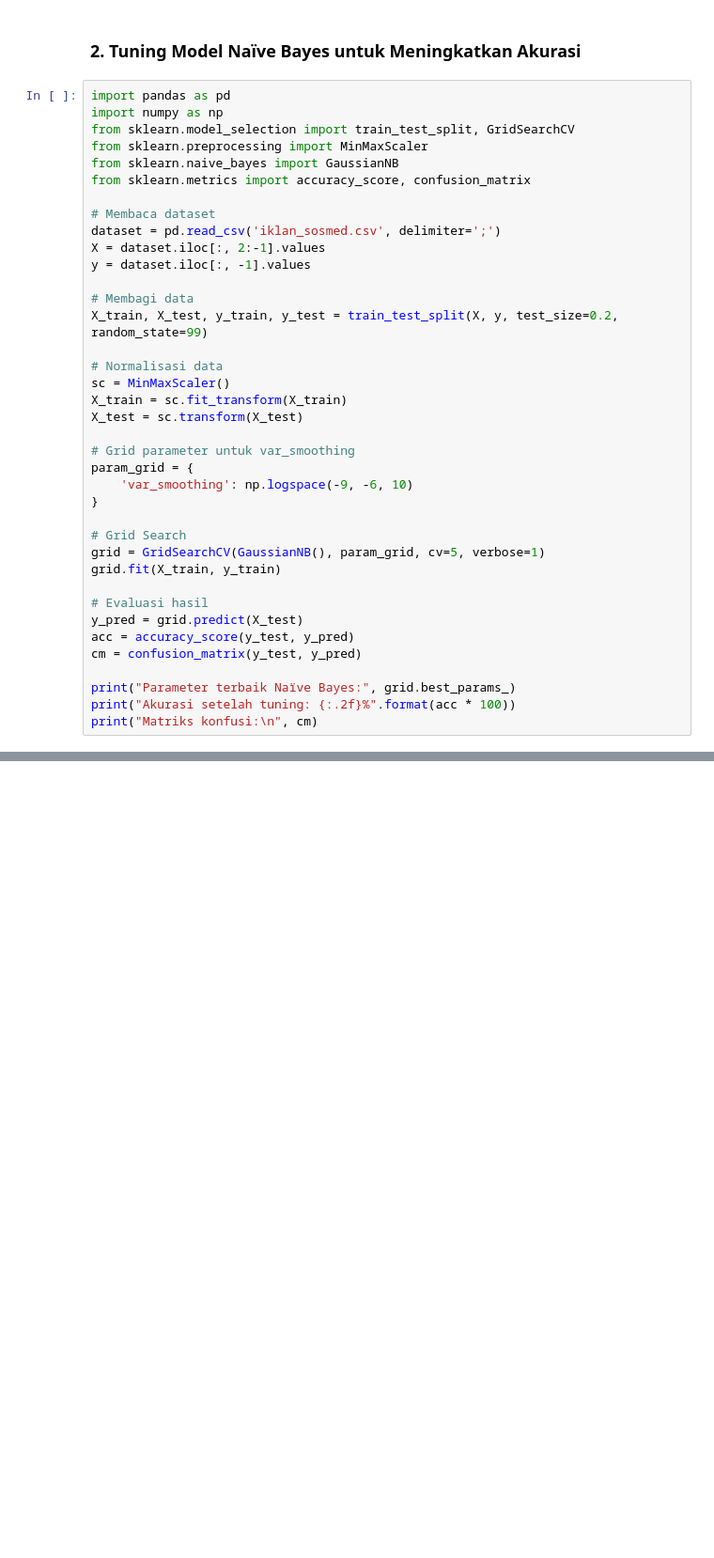
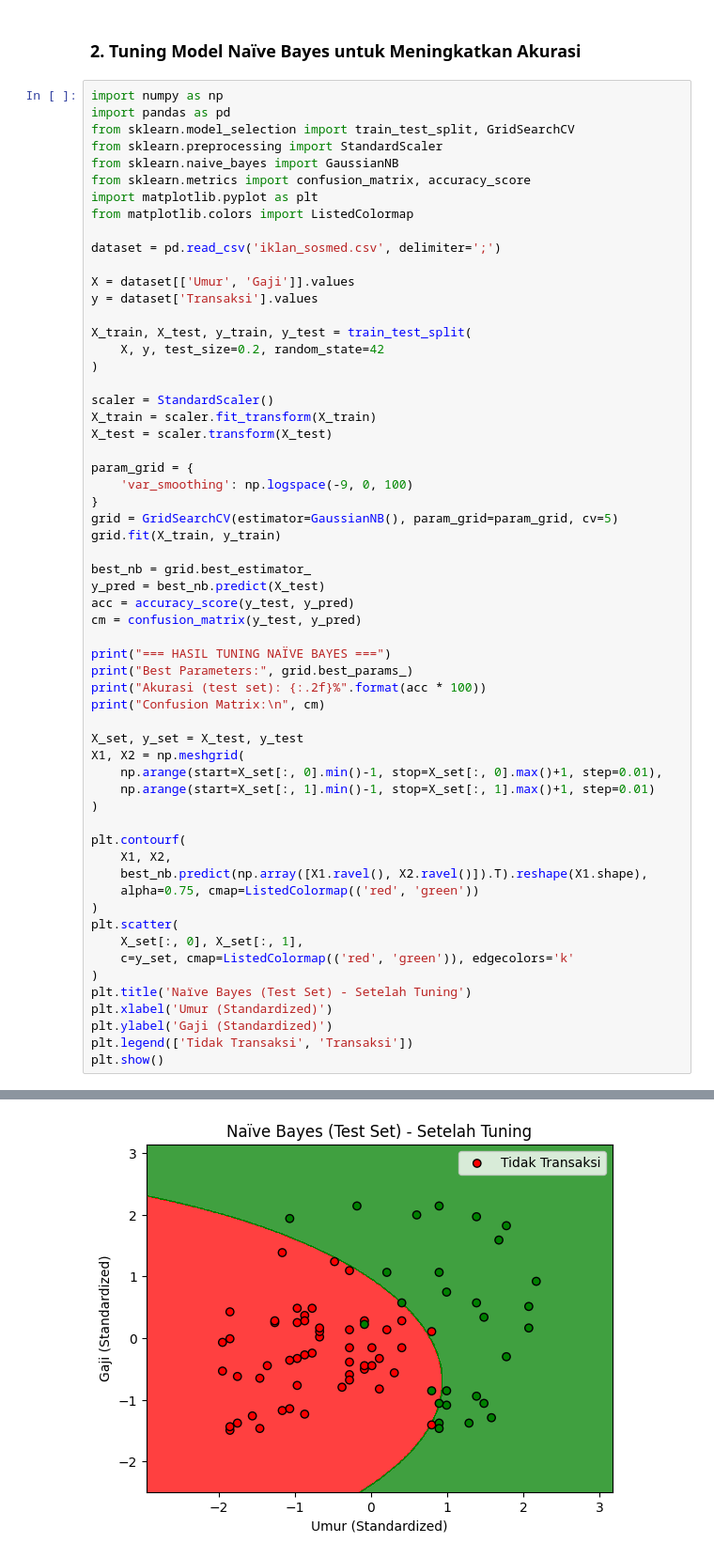
Before and after one commit to IlhamThrq/AI_TI-1B_2025, a Jupyter notebook: SVM DAN NAÏVE BAYES.ipynb, the cells around one changed output, grey strips where cells are left out. Shown at 94% size. Drawn from its saved outputs; the diff is of its cells as text; blank space fills up the shorter version.

```diff
--- a/SVM DAN NAÏVE BAYES.ipynb
+++ b/SVM DAN NAÏVE BAYES.ipynb
@@ -353,41 +326,62 @@ Skor terbaik SVR (koefisien determinasi/R2): 0.027693280673369892
 # %% [markdown]
 ### 2. Tuning Model Naïve Bayes untuk Meningkatkan Akurasi
 # %%
+import numpy as np
 import pandas as pd
-import numpy as np
 from sklearn.model_selection import train_test_split, GridSearchCV
-from sklearn.preprocessing import MinMaxScaler
+from sklearn.preprocessing import StandardScaler
 from sklearn.naive_bayes import GaussianNB
-from sklearn.metrics import accuracy_score, confusion_matrix
+from sklearn.metrics import confusion_matrix, accuracy_score
+import matplotlib.pyplot as plt
+from matplotlib.colors import ListedColormap
 
-# Membaca dataset
 dataset = pd.read_csv('iklan_sosmed.csv', delimiter=';')
-X = dataset.iloc[:, 2:-1].values
-y = dataset.iloc[:, -1].values
 
-# Membagi data
-X_train, X_test, y_train, y_test = train_test_split(X, y, test_size=0.2, random_state=99)
+X = dataset[['Umur', 'Gaji']].values
+y = dataset['Transaksi'].values
 
-# Normalisasi data
-sc = MinMaxScaler()
-X_train = sc.fit_transform(X_train)
-X_test = sc.transform(X_test)
+X_train, X_test, y_train, y_test = train_test_split(
+    X, y, test_size=0.2, random_state=42
+)
 
-# Grid parameter untuk var_smoothing
+scaler = StandardScaler()
+X_train = scaler.fit_transform(X_train)
+X_test = scaler.transform(X_test)
+
 param_grid = {
-    'var_smoothing': np.logspace(-9, -6, 10)
+    'var_smoothing': np.logspace(-9, 0, 100)
 }
-
-# Grid Search
-grid = GridSearchCV(GaussianNB(), param_grid, cv=5, verbose=1)
+grid = GridSearchCV(estimator=GaussianNB(), param_grid=param_grid, cv=5)
 grid.fit(X_train, y_train)
 
-# Evaluasi hasil
-y_pred = grid.predict(X_test)
+best_nb = grid.best_estimator_
+y_pred = best_nb.predict(X_test)
 acc = accuracy_score(y_test, y_pred)
 cm = confusion_matrix(y_test, y_pred)
 
-print("Parameter terbaik Naïve Bayes:", grid.best_params_)
-print("Akurasi setelah tuning: {:.2f}%".format(acc * 100))
-print("Matriks konfusi:\n", cm)
+print("=== HASIL TUNING NAÏVE BAYES ===")
+print("Best Parameters:", grid.best_params_)
+print("Akurasi (test set): {:.2f}%".format(acc * 100))
+print("Confusion Matrix:\n", cm)
+
+X_set, y_set = X_test, y_test
+X1, X2 = np.meshgrid(
+    np.arange(start=X_set[:, 0].min()-1, stop=X_set[:, 0].max()+1, step=0.01),
+    np.arange(start=X_set[:, 1].min()-1, stop=X_set[:, 1].max()+1, step=0.01)
+)
+
+plt.contourf(
+    X1, X2,
+    best_nb.predict(np.array([X1.ravel(), X2.ravel()]).T).reshape(X1.shape),
+    alpha=0.75, cmap=ListedColormap(('red', 'green'))
+)
+plt.scatter(
+    X_set[:, 0], X_set[:, 1],
+    c=y_set, cmap=ListedColormap(('red', 'green')), edgecolors='k'
+)
+plt.title('Naïve Bayes (Test Set) - Setelah Tuning')
+plt.xlabel('Umur (Standardized)')
+plt.ylabel('Gaji (Standardized)')
+plt.legend(['Tidak Transaksi', 'Transaksi'])
+plt.show()
 # %% [output]
@@ -399,0 +394 @@ Matriks konfusi:
+[figure, added]
```
Also changed, not shown: parts of 5 cells of this notebook.
